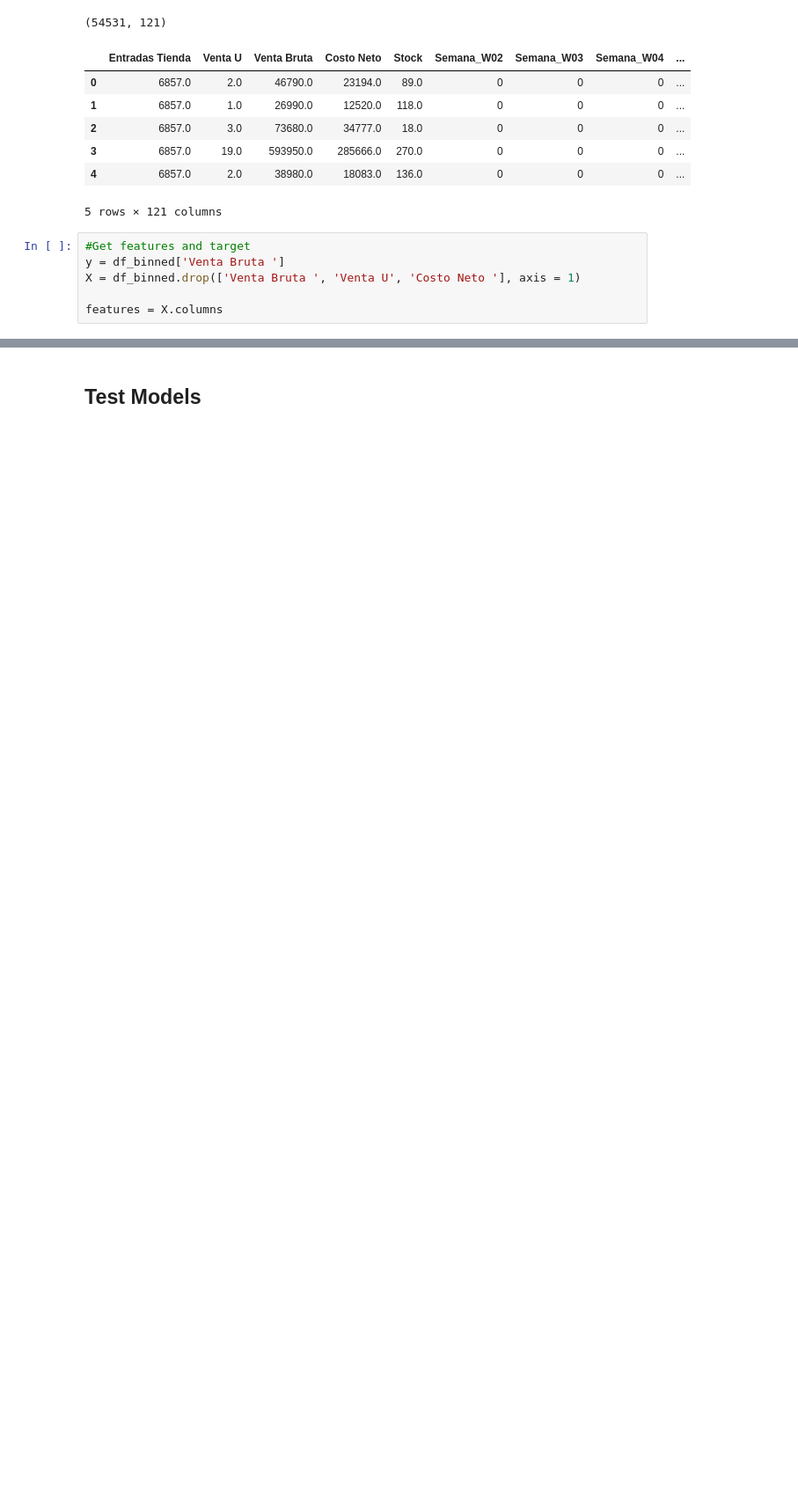
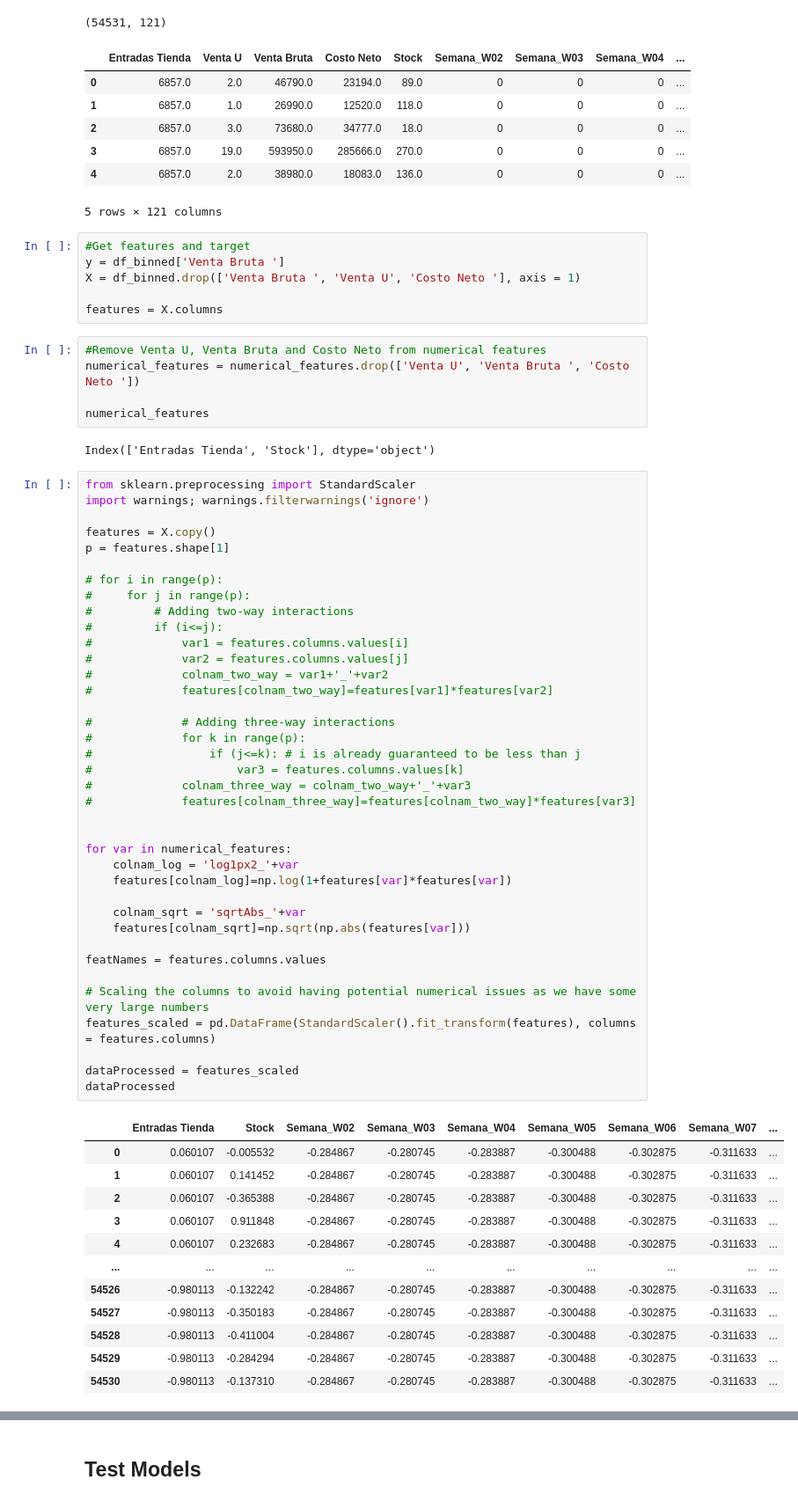
Before and after one commit to sagebhardt/forecast-AI-ynk, a Jupyter notebook: ML_forecast_YNK.ipynb, the cells around one changed output, grey strips where cells are left out. Shown at 88% size. Saved outputs shown, nothing was run; the diff lists cells and outputs as text; blank space fills up the shorter version.

```diff
--- a/ML_forecast_YNK.ipynb
+++ b/ML_forecast_YNK.ipynb
@@ -100,3 +101,61 @@ y = df_binned['Venta Bruta ']
 X = df_binned.drop(['Venta Bruta ', 'Venta U', 'Costo Neto '], axis = 1)
 
 features = X.columns
+# %%
+#Remove Venta U, Venta Bruta and Costo Neto from numerical features
+numerical_features = numerical_features.drop(['Venta U', 'Venta Bruta ', 'Costo Neto '])
+
+numerical_features
+# %% [output]
+Index(['Entradas Tienda', 'Stock'], dtype='object')
+# %%
+from sklearn.preprocessing import StandardScaler
+import warnings; warnings.filterwarnings('ignore')
+
+features = X.copy()
+p = features.shape[1]
+
+# for i in range(p):
+#     for j in range(p):
+#         # Adding two-way interactions
+#         if (i<=j):
+#             var1 = features.columns.values[i]
+#             var2 = features.columns.values[j]
+#             colnam_two_way = var1+'_'+var2
+#             features[colnam_two_way]=features[var1]*features[var2]
+
+#             # Adding three-way interactions
+#             for k in range(p):
+#                 if (j<=k): # i is already guaranteed to be less than j
+#                     var3 = features.columns.values[k]
+#             colnam_three_way = colnam_two_way+'_'+var3
+#             features[colnam_three_way]=features[colnam_two_way]*features[var3]
+
+
+for var in numerical_features:
+    colnam_log = 'log1px2_'+var
+    features[colnam_log]=np.log(1+features[var]*features[var])
+
+    colnam_sqrt = 'sqrtAbs_'+var
+    features[colnam_sqrt]=np.sqrt(np.abs(features[var]))
+
+featNames = features.columns.values
+
+# Scaling the columns to avoid having potential numerical issues as we have some very large numbers
+features_scaled = pd.DataFrame(StandardScaler().fit_transform(features), columns = features.columns)
+
+dataProcessed = features_scaled
+dataProcessed
+# %% [output]
+|  | Entradas Tienda | Stock | Semana_W02 | Semana_W03 | Semana_W04 | Semana_W05 | Semana_W06 | Semana_W07 | ... |
+| 0 | 0.060107 | -0.005532 | -0.284867 | -0.280745 | -0.283887 | -0.300488 | -0.302875 | -0.311633 | ... |
+| 1 | 0.060107 | 0.141452 | -0.284867 | -0.280745 | -0.283887 | -0.300488 | -0.302875 | -0.311633 | ... |
+| 2 | 0.060107 | -0.365388 | -0.284867 | -0.280745 | -0.283887 | -0.300488 | -0.302875 | -0.311633 | ... |
+| 3 | 0.060107 | 0.911848 | -0.284867 | -0.280745 | -0.283887 | -0.300488 | -0.302875 | -0.311633 | ... |
+| 4 | 0.060107 | 0.232683 | -0.284867 | -0.280745 | -0.283887 | -0.300488 | -0.302875 | -0.311633 | ... |
+| ... | ... | ... | ... | ... | ... | ... | ... | ... | ... |
+| 54526 | -0.980113 | -0.132242 | -0.284867 | -0.280745 | -0.283887 | -0.300488 | -0.302875 | -0.311633 | ... |
+| 54527 | -0.980113 | -0.350183 | -0.284867 | -0.280745 | -0.283887 | -0.300488 | -0.302875 | -0.311633 | ... |
+| 54528 | -0.980113 | -0.411004 | -0.284867 | -0.280745 | -0.283887 | -0.300488 | -0.302875 | -0.311633 | ... |
+| 54529 | -0.980113 | -0.284294 | -0.284867 | -0.280745 | -0.283887 | -0.300488 | -0.302875 | -0.311633 | ... |
+| 54530 | -0.980113 | -0.137310 | -0.284867 | -0.280745 | -0.283887 | -0.300488 | -0.302875 | -0.311633 | ... |
```
Also changed, not shown: parts of 14 cells of this notebook.
